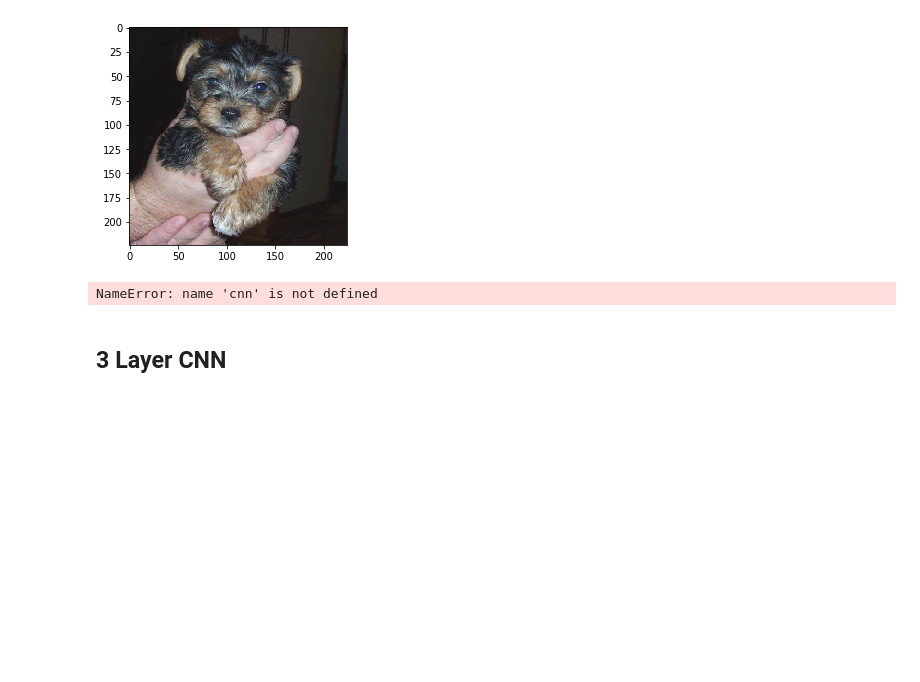
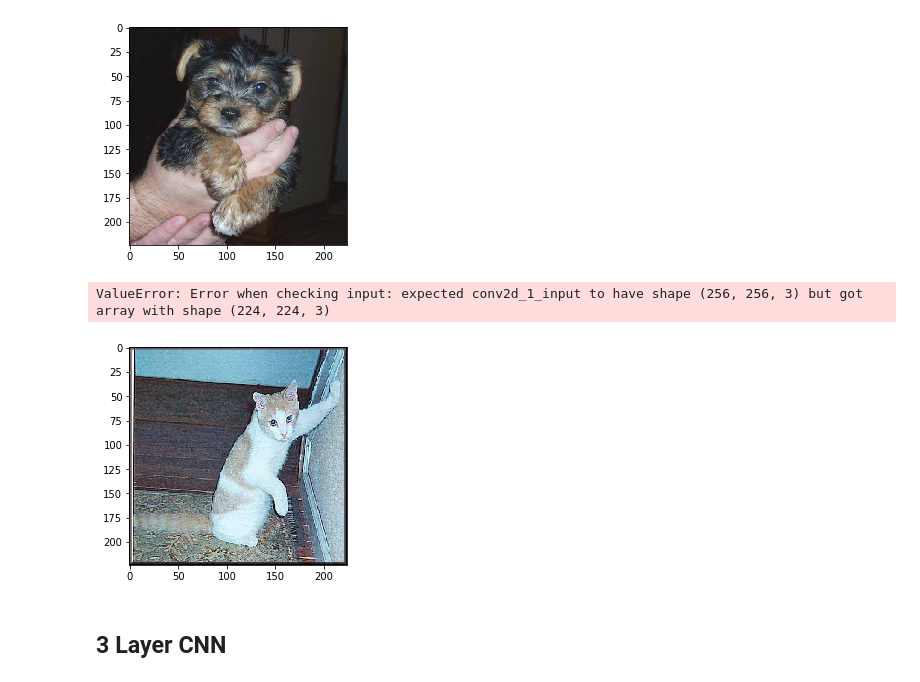
Before and after one commit to allankim4/Deep_Learning_Projects-Udemy, a Jupyter notebook: Section_10/image_class_udemy.ipynb, the cells around one changed output. Saved outputs shown, nothing was run; the diff lists cells and outputs as text; code cells hidden in the pictures; blank space fills up the shorter version.

```diff
--- a/Section_10/image_class_udemy.ipynb
+++ b/Section_10/image_class_udemy.ipynb
@@ -337,7 +337,8 @@ predictoneimage_cnn(cnn2, 'dataset/test_set/dogs/dog.4002.jpg')
 array([[0.]], dtype=float32)
 [figure]
 # %%
-predictoneimage_cnn(cnn, 'dataset/test_set/cats/cat.4001.jpg')
+predictoneimage_cnn(classifier, 'dataset/test_set/cats/cat.4001.jpg')
 # %% [output]
-NameError: name 'cnn' is not defined
+ValueError: Error when checking input: expected conv2d_1_input to have shape (256, 256, 3) but got array with shape (224, 224, 3)
+[figure, added]
 # %%
```
Also changed, not shown: parts of 1 cell of this notebook.
